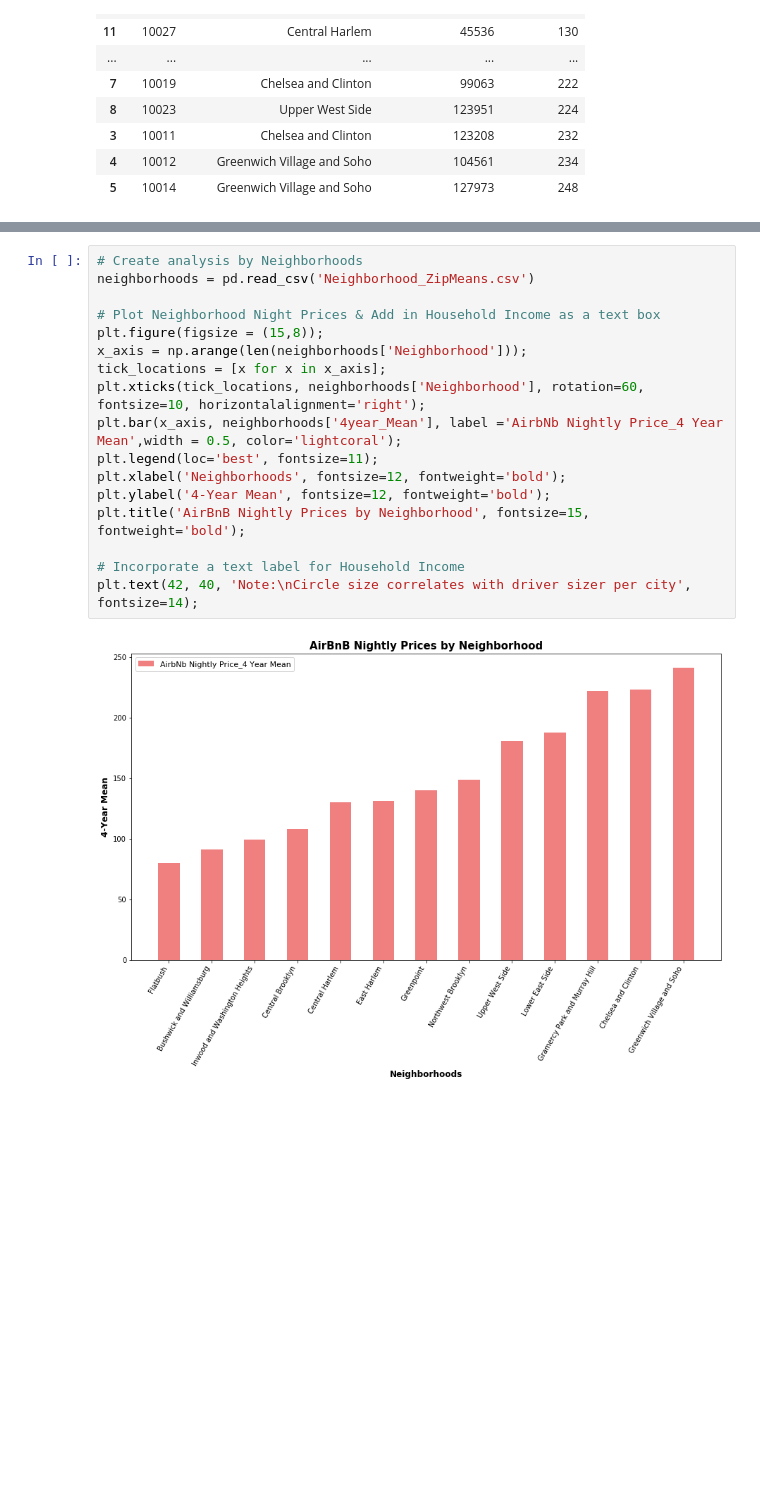
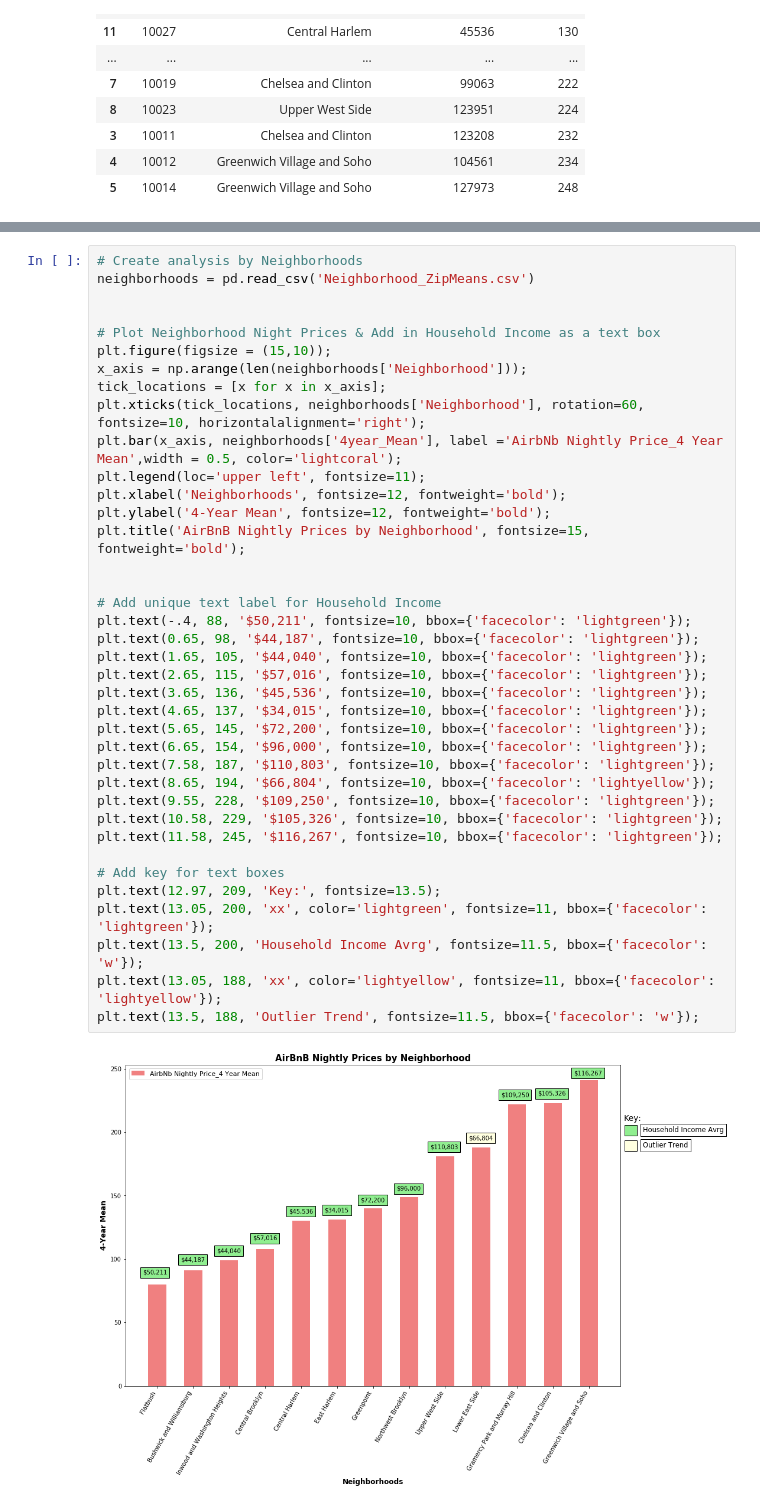
Before and after one commit to mjvillacresesn/Airbnb, a Jupyter notebook: Final_Code/Final_Code.ipynb, the cells around one changed output, grey strips where cells are left out. Drawn from its saved outputs; the diff is of its cells as text; blank space fills up the shorter version.

```diff
--- a/Final_Code/Final_Code.ipynb
+++ b/Final_Code/Final_Code.ipynb
@@ -181,19 +166,40 @@ plt.title('4-Year Mean AirBnB Prices by Zipcode');
 # %%
 # Create analysis by Neighborhoods
 neighborhoods = pd.read_csv('Neighborhood_ZipMeans.csv')
 
+
 # Plot Neighborhood Night Prices & Add in Household Income as a text box
-plt.figure(figsize = (15,8));
+plt.figure(figsize = (15,10));
 x_axis = np.arange(len(neighborhoods['Neighborhood']));
 tick_locations = [x for x in x_axis];
 plt.xticks(tick_locations, neighborhoods['Neighborhood'], rotation=60, fontsize=10, horizontalalignment='right');
 plt.bar(x_axis, neighborhoods['4year_Mean'], label ='AirbNb Nightly Price_4 Year Mean',width = 0.5, color='lightcoral');
-plt.legend(loc='best', fontsize=11);
+plt.legend(loc='upper left', fontsize=11);
 plt.xlabel('Neighborhoods', fontsize=12, fontweight='bold');
 plt.ylabel('4-Year Mean', fontsize=12, fontweight='bold');
 plt.title('AirBnB Nightly Prices by Neighborhood', fontsize=15, fontweight='bold');
 
-# Incorporate a text label for Household Income
-plt.text(42, 40, 'Note:\nCircle size correlates with driver sizer per city', fontsize=14);
+
+# Add unique text label for Household Income
+plt.text(-.4, 88, '$50,211', fontsize=10, bbox={'facecolor': 'lightgreen'});
+plt.text(0.65, 98, '$44,187', fontsize=10, bbox={'facecolor': 'lightgreen'});
+plt.text(1.65, 105, '$44,040', fontsize=10, bbox={'facecolor': 'lightgreen'});
+plt.text(2.65, 115, '$57,016', fontsize=10, bbox={'facecolor': 'lightgreen'});
+plt.text(3.65, 136, '$45,536', fontsize=10, bbox={'facecolor': 'lightgreen'});
+plt.text(4.65, 137, '$34,015', fontsize=10, bbox={'facecolor': 'lightgreen'});
+plt.text(5.65, 145, '$72,200', fontsize=10, bbox={'facecolor': 'lightgreen'});
+plt.text(6.65, 154, '$96,000', fontsize=10, bbox={'facecolor': 'lightgreen'});
+plt.text(7.58, 187, '$110,803', fontsize=10, bbox={'facecolor': 'lightgreen'});
+plt.text(8.65, 194, '$66,804', fontsize=10, bbox={'facecolor': 'lightyellow'});
+plt.text(9.55, 228, '$109,250', fontsize=10, bbox={'facecolor': 'lightgreen'});
+plt.text(10.58, 229, '$105,326', fontsize=10, bbox={'facecolor': 'lightgreen'});
+plt.text(11.58, 245, '$116,267', fontsize=10, bbox={'facecolor': 'lightgreen'});
+
+# Add key for text boxes
+plt.text(12.97, 209, 'Key:', fontsize=13.5);
+plt.text(13.05, 200, 'xx', color='lightgreen', fontsize=11, bbox={'facecolor': 'lightgreen'});
+plt.text(13.5, 200, 'Household Income Avrg', fontsize=11.5, bbox={'facecolor': 'w'});
+plt.text(13.05, 188, 'xx', color='lightyellow', fontsize=11, bbox={'facecolor': 'lightyellow'});
+plt.text(13.5, 188, 'Outlier Trend', fontsize=11.5, bbox={'facecolor': 'w'});
 # %% [output]
-[figure, old version]
+[figure, new version]
```
Also changed, not shown: parts of 4 cells of this notebook.
